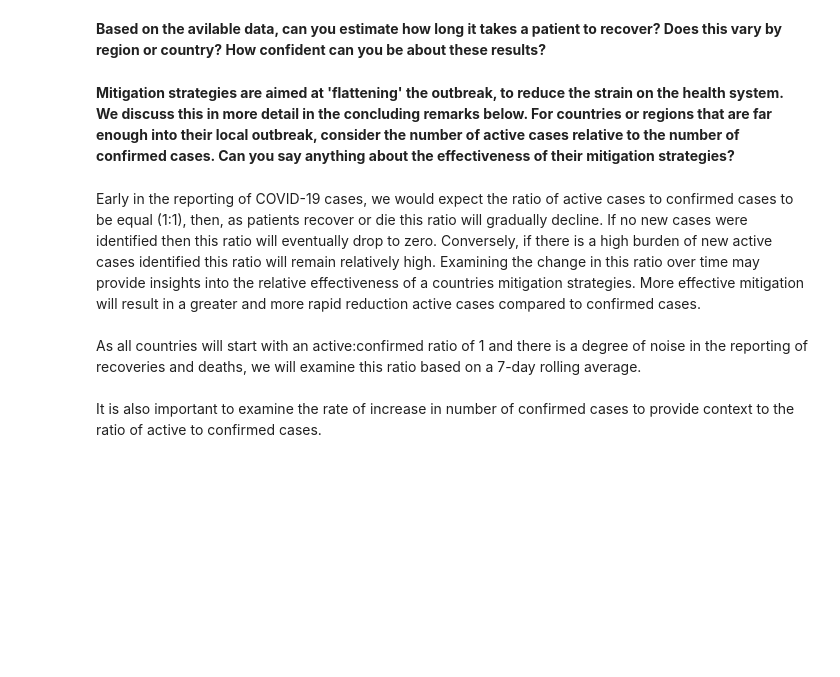
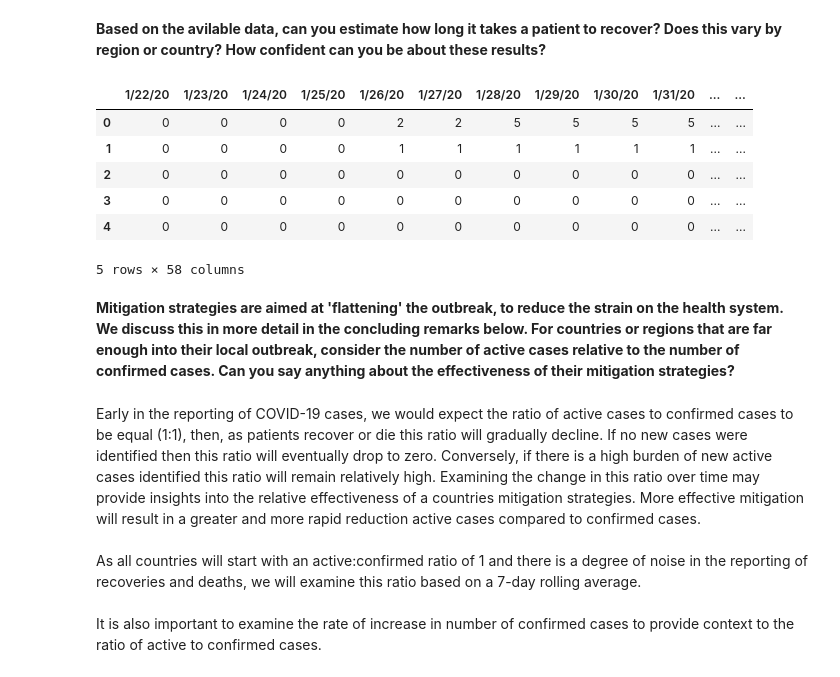
Before and after one commit to swhebell/ifq509_team01d, a Jupyter notebook: assignment1.ipynb, the cells around one changed output. Cells and saved outputs as stored; diff of their text form; code cells hidden in the pictures; blank space fills up the shorter version.

```diff
--- a/assignment1.ipynb
+++ b/assignment1.ipynb
@@ -278,5 +267,31 @@ Of the three countries to have peaked the peak occured 27.67 ± 12.71 days after
 # %% [markdown]
 **Based on the avilable data, can you estimate how long it takes a patient to recover? Does this vary by region or country? How confident can you be about these results?**
+# %%
+# import the pandas data analysis library and refer to it as pd
+import pandas as pd
+import numpy as np
+
+# read the csv file
+df1 = pd.read_csv("data/time_series_19-covid-Confirmed.csv")
+df2 = pd.read_csv("data/time_series_19-covid-Recovered.csv")
+
+to_drop = ['Province/State', 'Country/Region', 'Lat', 'Long']
+df.drop(to_drop, inplace=True, axis=1)
+
+# display the data type of each column in our Data-Frame
+#df.dtypes
+df.head()
+
+# view the first few rows of data
+#plt.show = (df2.types-df1.types)
+# %% [output]
+|  | 1/22/20 | 1/23/20 | 1/24/20 | 1/25/20 | 1/26/20 | 1/27/20 | 1/28/20 | 1/29/20 | 1/30/20 | 1/31/20 | ... | ... |
+| 0 | 0 | 0 | 0 | 0 | 2 | 2 | 5 | 5 | 5 | 5 | ... | ... |
+| 1 | 0 | 0 | 0 | 0 | 1 | 1 | 1 | 1 | 1 | 1 | ... | ... |
+| 2 | 0 | 0 | 0 | 0 | 0 | 0 | 0 | 0 | 0 | 0 | ... | ... |
+| 3 | 0 | 0 | 0 | 0 | 0 | 0 | 0 | 0 | 0 | 0 | ... | ... |
+| 4 | 0 | 0 | 0 | 0 | 0 | 0 | 0 | 0 | 0 | 0 | ... | ... |
+5 rows × 58 columns
 # %% [markdown]
 **Mitigation strategies are aimed at 'flattening' the outbreak, to reduce the strain on the health system. We discuss this in more detail in the concluding remarks below. For countries or regions that are far enough into their local outbreak, consider the number of active cases relative to the number of confirmed cases. Can you say anything about the effectiveness of their mitigation strategies?**
 # %% [markdown]
```
Also changed, not shown: parts of 7 cells of this notebook.
